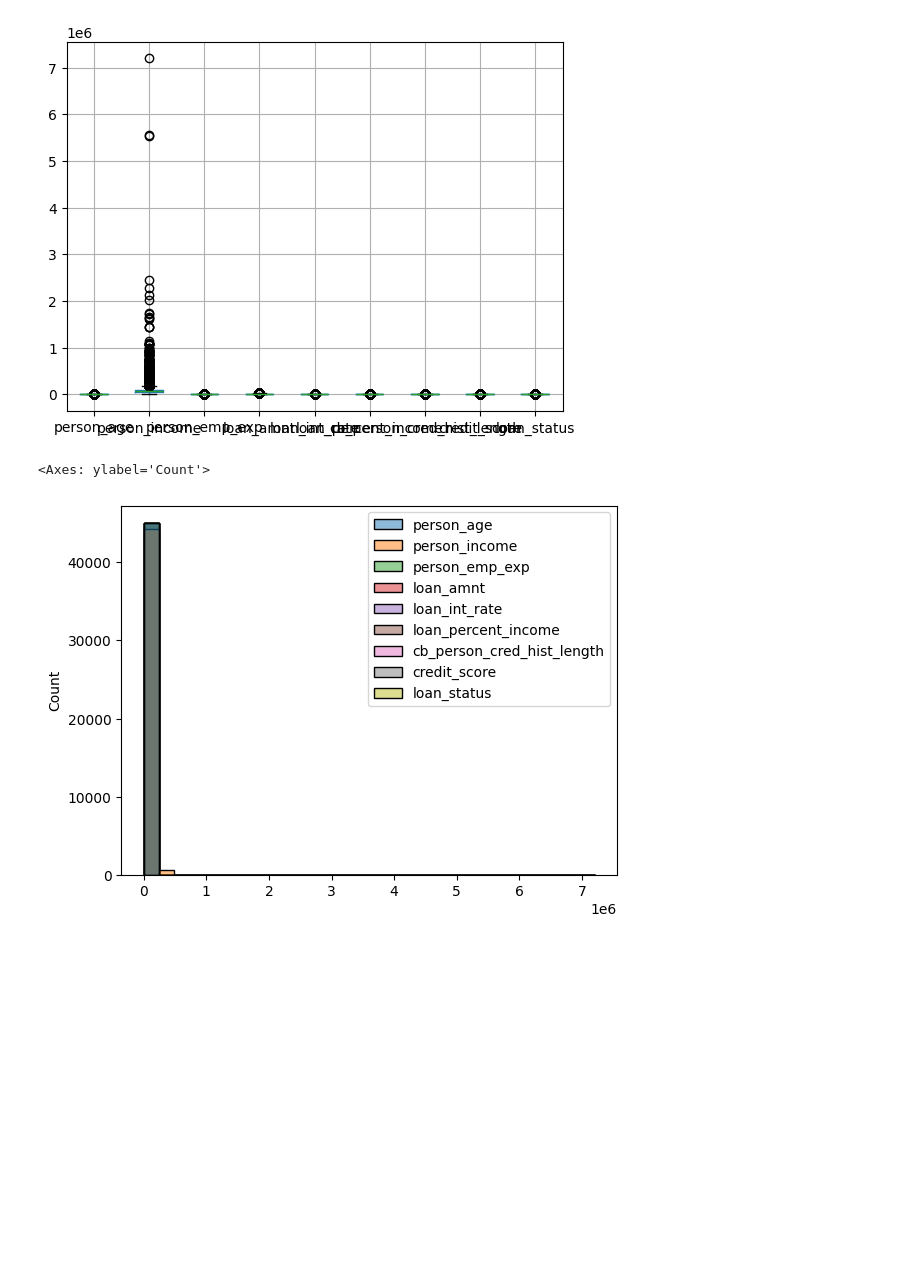
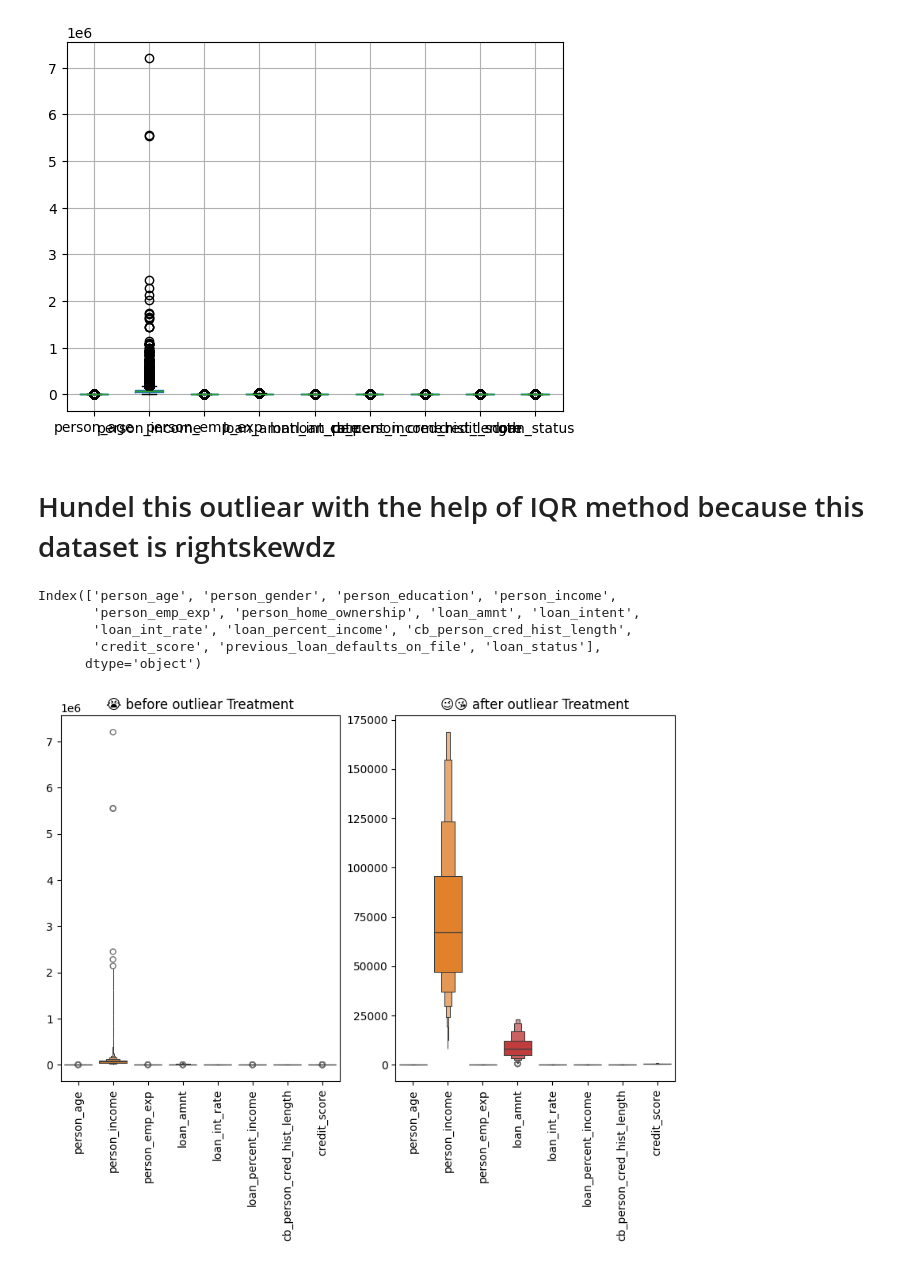
Before and after one commit to Yashshakya1/Data_Science_macbook, a Jupyter notebook: data science(self learning)/internship_project/Counterfactual Explanations + XAI Prediction System.ipynb, the cells around one changed output. Saved outputs shown, nothing was run; the diff lists cells and outputs as text; code cells hidden in the pictures; blank space fills up the shorter version.

```diff
--- a/data science(self learning)/internship_project/Counterfactual Explanations + XAI Prediction System.ipynb
+++ b/data science(self learning)/internship_project/Counterfactual Explanations + XAI Prediction System.ipynb
@@ -154,8 +154,44 @@ ds.boxplot()
 plt.show()
 # %% [output]
 [figure]
-# %%
-sns.histplot(data = ds, bins=30)
-# %% [output]
-<Axes: ylabel='Count'>
-[figure, removed]
+# %% [markdown]
+# Hundel this outliear with the help of IQR method because this dataset is rightskewdz
+# %%
+ds.columns
+# %% [output]
+Index(['person_age', 'person_gender', 'person_education', 'person_income',
+       'person_emp_exp', 'person_home_ownership', 'loan_amnt', 'loan_intent',
+       'loan_int_rate', 'loan_percent_income', 'cb_person_cred_hist_length',
+       'credit_score', 'previous_loan_defaults_on_file', 'loan_status'],
+      dtype='object')
+# %%
+orignal_ds = ds.copy()
+
+num_colum = ds.drop(columns='loan_status').select_dtypes(include='number').columns
+
+for col in num_colum:
+    q1 = ds[col].quantile(0.25)
+    q3 = ds[col].quantile(0.75)
+    IQR = q3 - q1
+
+    lower_bound = q1 - 1.5 * IQR
+    upper_bound = q3 + 1.5 * IQR
+
+    ds[col] =  ds[col].clip(lower_bound,upper_bound)
+# %%
+# visulizatoin for outliear
+plt.figure(figsize=(10,6))
+
+plt.subplot(1,2,1)
+sns.boxenplot(data=orignal_ds[num_colum])
+plt.title("😭 before outliear Treatment")
+plt.xticks(rotation = 90)
+
+plt.subplot(1,2,2)
+sns.boxenplot(data = ds[num_colum])
+plt.title("😉😘 after outliear Treatment")
+plt.xticks(rotation = 90)
+
+plt.show()
+# %% [output]
+[figure, added]
```
Also changed, not shown: parts of 1 cell of this notebook, 2 other files.
